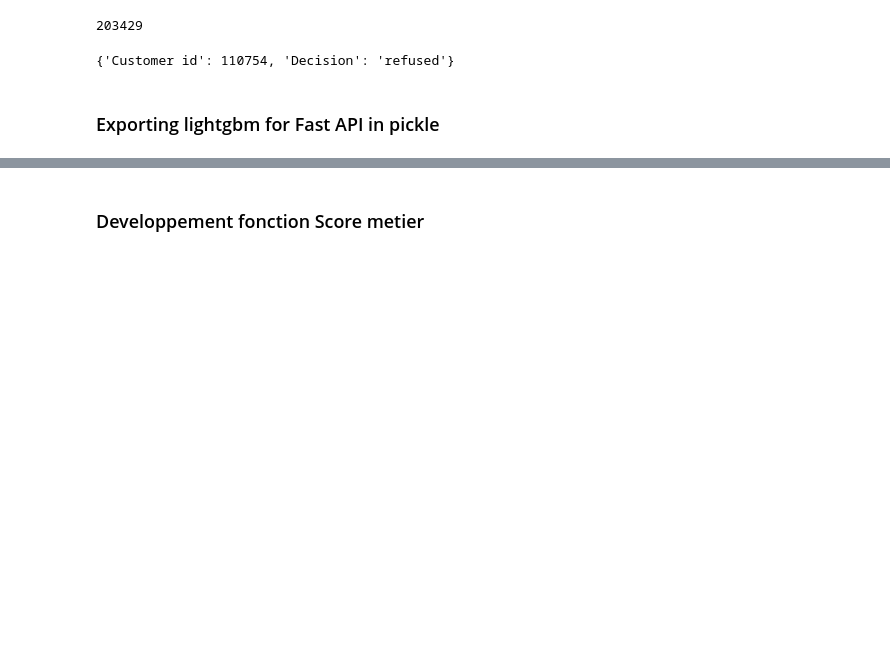
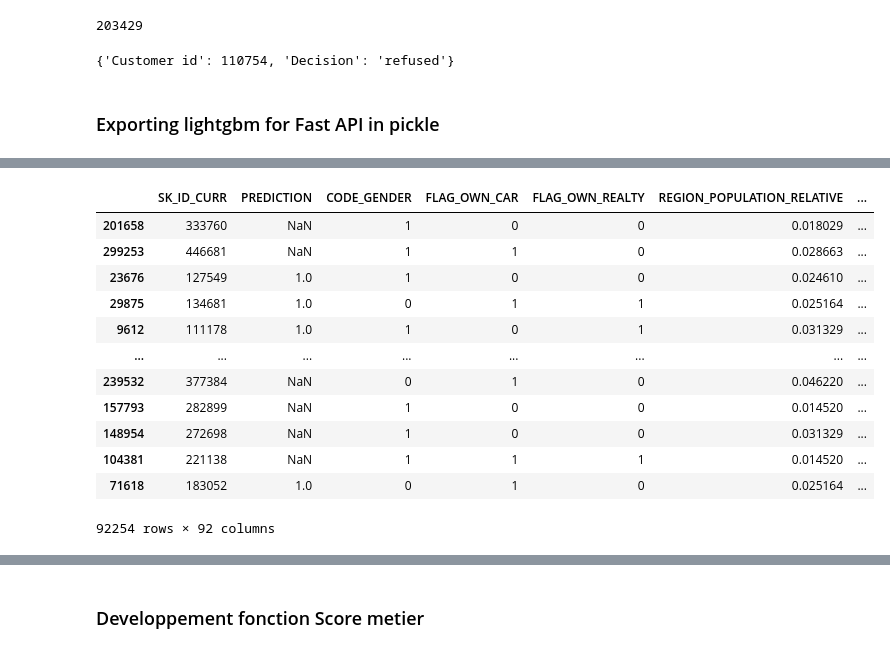
Before and after one commit to SilviaFranze/Project7, a Jupyter notebook: Proj7_OK.ipynb, the cells around one changed output, grey strips where cells are left out. Cells and saved outputs as stored; diff of their text form; code cells hidden in the pictures; blank space fills up the shorter version.

```diff
--- a/Proj7_OK.ipynb
+++ b/Proj7_OK.ipynb
@@ -1290,0 +1323,19 @@ light_for_shap.score(X_test_scaled,y_test)
+# %%
+colonna_id = X_test_strl_jnd['SK_ID_CURR']
+X_test_strl_jnd.drop('SK_ID_CURR', axis=1, inplace=True)
+X_test_strl_jnd.insert(0, 'SK_ID_CURR', colonna_id)
+X_test_strl_jnd
+# %% [output]
+|  | SK_ID_CURR | PREDICTION | CODE_GENDER | FLAG_OWN_CAR | FLAG_OWN_REALTY | REGION_POPULATION_RELATIVE | ... |
+| 201658 | 333760 | NaN | 1 | 0 | 0 | 0.018029 | ... |
+| 299253 | 446681 | NaN | 1 | 1 | 0 | 0.028663 | ... |
+| 23676 | 127549 | 1.0 | 1 | 0 | 0 | 0.024610 | ... |
+| 29875 | 134681 | 1.0 | 0 | 1 | 1 | 0.025164 | ... |
+| 9612 | 111178 | 1.0 | 1 | 0 | 1 | 0.031329 | ... |
+| ... | ... | ... | ... | ... | ... | ... | ... |
+| 239532 | 377384 | NaN | 0 | 1 | 0 | 0.046220 | ... |
+| 157793 | 282899 | NaN | 1 | 0 | 0 | 0.014520 | ... |
+| 148954 | 272698 | NaN | 1 | 0 | 0 | 0.031329 | ... |
+| 104381 | 221138 | NaN | 1 | 1 | 1 | 0.014520 | ... |
+| 71618 | 183052 | 1.0 | 0 | 1 | 0 | 0.025164 | ... |
+92254 rows × 92 columns
```
Also changed, not shown: parts of 19 cells of this notebook.
